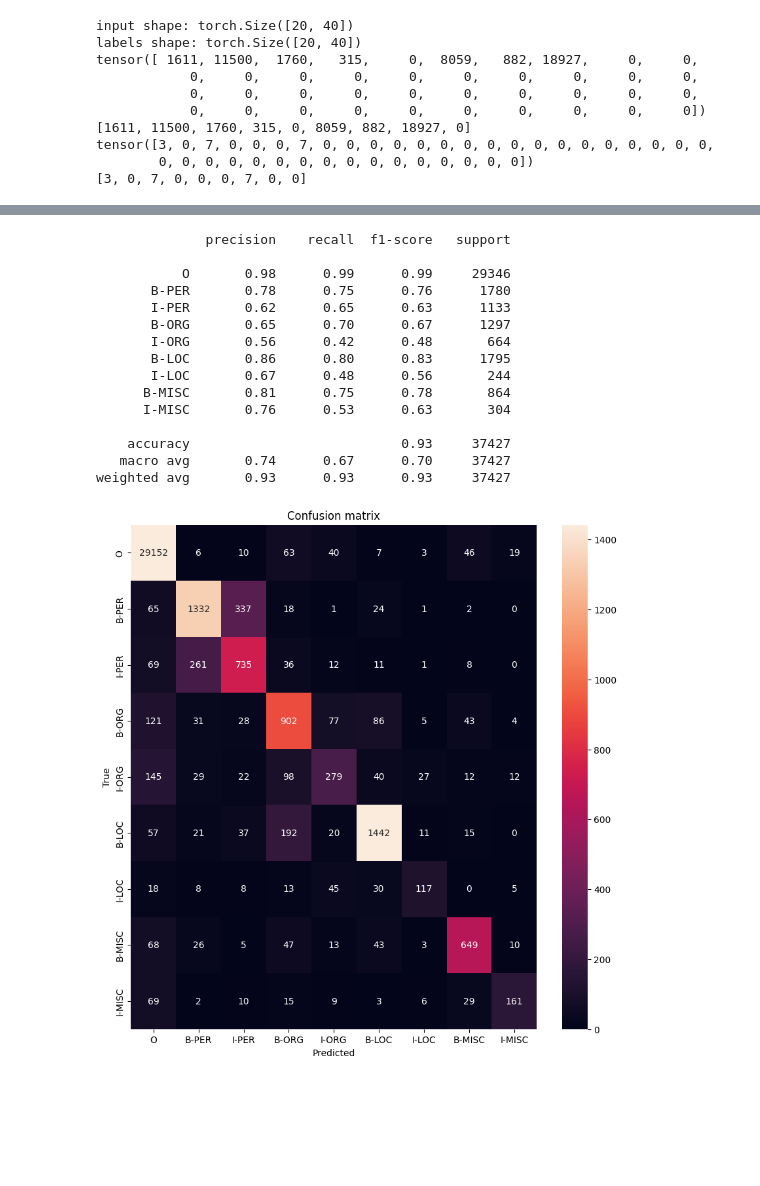
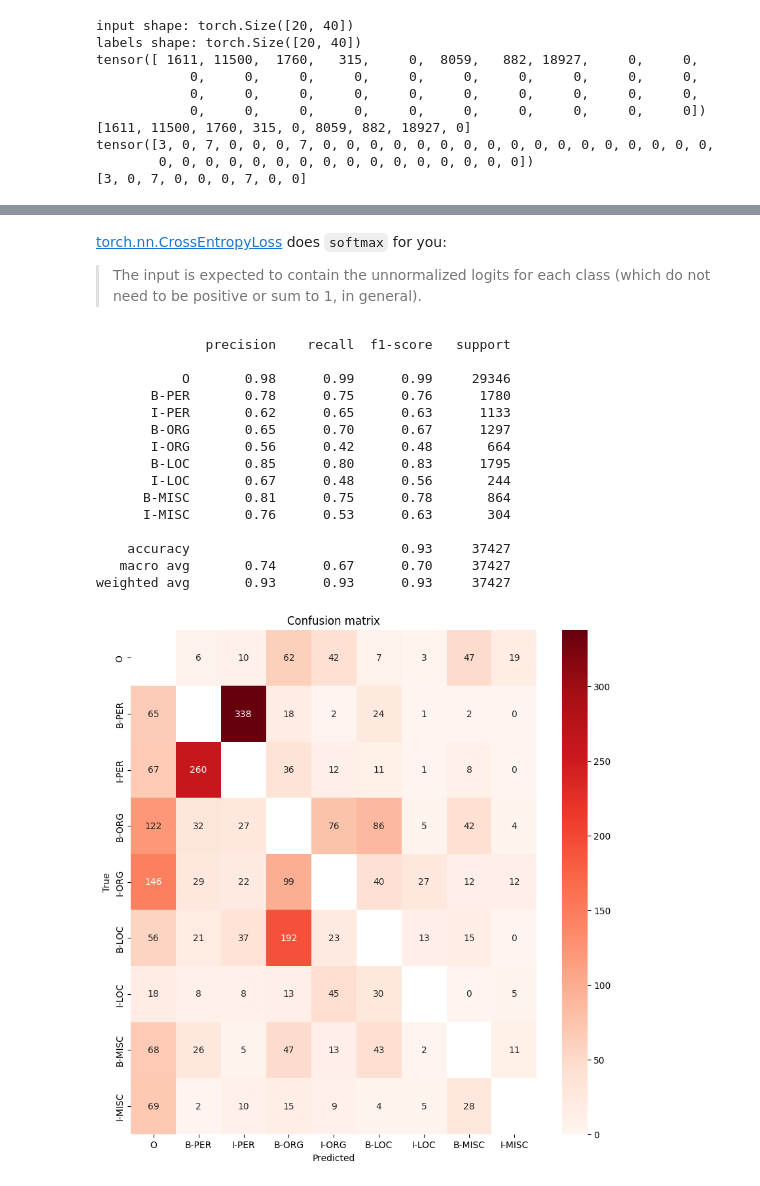
Before and after one commit to olokshyn/tuwien-dl-nlp, a Jupyter notebook: exercises/word2vec_ner_classification.ipynb, the cells around one changed output, grey strips where cells are left out. Saved outputs shown, nothing was run; the diff lists cells and outputs as text; code cells hidden in the pictures; blank space fills up the shorter version.

```diff
--- a/exercises/word2vec_ner_classification.ipynb
+++ b/exercises/word2vec_ner_classification.ipynb
@@ -91,6 +156,8 @@ assert torch.allclose(test_batch, test_batch2)
 # Loading the CoNLL-2003 dataset
 # %%
 dataset = datasets.load_dataset("conll2003")
-ner_tags = {"O": 0, "B-PER": 1, "I-PER": 2, "B-ORG": 3, "I-ORG": 4, "B-LOC": 5, "I-LOC": 6, "B-MISC": 7, "I-MISC": 8}
+label_names = dataset["train"].features["ner_tags"].feature.names
+# ner_tags = {"O": 0, "B-PER": 1, "I-PER": 2, "B-ORG": 3, "I-ORG": 4, "B-LOC": 5, "I-LOC": 6, "B-MISC": 7, "I-MISC": 8}
+# assert {x: i for i, x in enumerate(label_names)} == ner_tags
 dataset["train"][0]
 # %% [output]
@@ -110,4 +180,4 @@ dataset["train"][0]
 # %%
-examples = dataset["train"][:4]
+examples = dataset["train"][:3]
 examples
 # %% [output]
@@ -257,8 +318,7 @@ train_loader = torch.utils.data.DataLoader(dataset["train"], batch_size=32, coll
 val_loader = torch.utils.data.DataLoader(dataset["validation"], batch_size=32, collate_fn=collate_fn)
 test_loader = torch.utils.data.DataLoader(dataset["test"], batch_size=32, collate_fn=collate_fn)
 
-for batch in train_loader:
+for batch in islice(train_loader, 10):
     print(batch["input_ids"].shape, batch["labels"].shape)
-    break
 # %% [output]
 torch.Size([32, 47]) torch.Size([32, 47])
@@ -327,65 +422,71 @@ Epoch 20, Train Loss: 0.11378184379267257
+# %% [markdown]
+[torch.nn.CrossEntropyLoss](https://pytorch.org/docs/stable/generated/torch.nn.CrossEntropyLoss.html) does `softmax` for you:
+
+> The input is expected to contain the unnormalized logits for each class (which do not need to be positive or sum to 1, in general).
 # %%
 from sklearn.metrics import classification_report, confusion_matrix
 import matplotlib.pyplot as plt
 import seaborn as sns
 
 
-model.eval()
 val_preds = []
 val_labels = []
+model.eval()
 for batch in val_loader:
-    input_ids = batch["input_ids"]
-    labels = batch["labels"]
-    with torch.no_grad():
+    with torch.inference_mode():
+        input_ids = batch["input_ids"]
+        labels = batch["labels"]
         outputs = model(input_ids.to(device)).to("cpu")
 
-    # outpus shape: (batch_size, seq_len, num_tags)
-    # Contains log probabilities for each tag. We need to take the tag with the highest probability.
-    # preds shape: (batch_size, seq_len)
-    preds = torch.argmax(outputs, dim=-1)
+        # outpus shape: (batch_size, seq_len, num_tags)
+        # Contains log probabilities for each tag. We need to take the tag with the highest probability.
+        # preds shape: (batch_size, seq_len)
+        preds = torch.argmax(outputs, dim=-1)
 
-    assert preds.shape == input_ids.shape
-    assert preds.shape == labels.shape
-    # Remove unknown words and padding
-    flat_inputs = input_ids.view(-1)
-    flat_preds = preds.view(-1)
-    flat_labels = labels.view(-1)
-    flat_preds = [pred for pred, input_id in zip(flat_preds, flat_inputs) if input_id != 0]
-    flat_labels = [label for label, input_id in zip(flat_labels, flat_inputs) if input_id != 0]
+        assert preds.shape == input_ids.shape
+        assert preds.shape == labels.shape
+        # Remove unknown words and padding
+        flat_inputs = input_ids.view(-1)
+        flat_preds = preds.view(-1)
+        flat_labels = labels.view(-1)
+        flat_preds = [pred for pred, input_id in zip(flat_preds, flat_inputs) if input_id != 0]
+        flat_labels = [label for label, input_id in zip(flat_labels, flat_inputs) if input_id != 0]
 
-    val_preds.extend(flat_preds)
-    val_labels.extend(flat_labels)
+        val_preds.extend(flat_preds)
+        val_labels.extend(flat_labels)
 
 # Confusion Matrix and Classification Report
-print(classification_report(val_labels, val_preds, target_names=dataset["train"].features["ner_tags"].feature.names))
+print(classification_report(val_labels, val_preds, target_names=label_names))
 conf_mat = confusion_matrix(val_labels, val_preds)
 fig, ax = plt.subplots(figsize=(10, 10))
 sns.heatmap(
     conf_mat,
-    xticklabels=dataset["train"].features["ner_tags"].feature.names,
-    yticklabels=dataset["train"].features["ner_tags"].feature.names,
+    xticklabels=label_names,
+    yticklabels=label_names,
     annot=True,
     fmt="d",
-    vmax=conf_mat.reshape(-1)[1:].max(),
+    # Use this to ignore the correct predictions along the diagonal when coloring the confusion matrix
+    mask=np.eye(len(conf_mat), dtype=bool),
+    cmap="Reds"
 )
 plt.ylabel("True")
 plt.xlabel("Predicted")
 plt.title("Confusion matrix")
 plt.show()
 # %% [output]
               precision    recall  f1-score   support
 
            O       0.98      0.99      0.99     29346
        B-PER       0.78      0.75      0.76      1780
        I-PER       0.62      0.65      0.63      1133
        B-ORG       0.65      0.70      0.67      1297
        I-ORG       0.56      0.42      0.48       664
-       B-LOC       0.86      0.80      0.83      1795
+       B-LOC       0.85      0.80      0.83      1795
        I-LOC       0.67      0.48      0.56       244
       B-MISC       0.81      0.75      0.78       864
       I-MISC       0.76      0.53      0.63       304
 
     accuracy                           0.93     37427
    macro avg       0.74      0.67      0.70     37427
 weighted avg       0.93      0.93      0.93     37427
-[figure, old version]
+[figure, new version]
```
Also changed, not shown: parts of 29 cells of this notebook, 1 other file.
